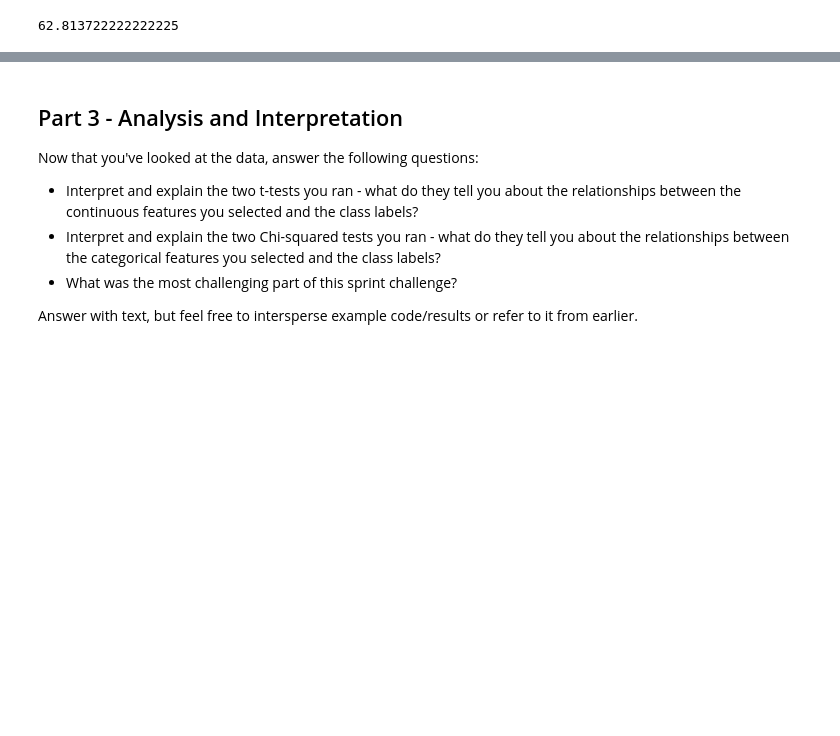
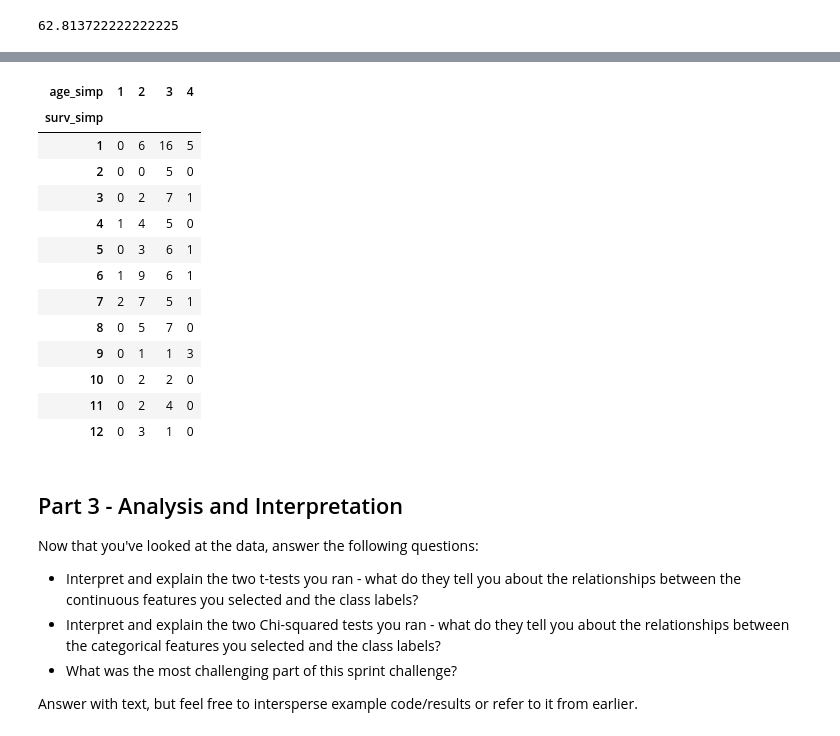
Before and after one commit to JoshuaHaga/DS-Unit-1-Sprint-1-Data-Wrangling-and-Storytelling, a Jupyter notebook: DS_Unit_1_Sprint_Challenge_2_Statistics.ipynb, the cells around one changed output, grey strips where cells are left out. Cells and saved outputs as stored; diff of their text form; code cells hidden in the pictures; blank space fills up the shorter version.

```diff
--- a/DS_Unit_1_Sprint_Challenge_2_Statistics.ipynb
+++ b/DS_Unit_1_Sprint_Challenge_2_Statistics.ipynb
@@ -159,3 +160,24 @@ Ttest_indResult(statistic=nan, pvalue=nan)
+# %%
+#check out some other variables
+df['age_simp'] = pd.cut(df['age-at-heart-attack'], bins=4,  labels=[1,2,3,4])
+df['surv_simp'] = pd.cut(df['survival'], bins=12, labels=['1','2','3','4','5','6','7','8',9,10,11,12])
+age_surv = pd.crosstab(df['surv_simp'], df['age_simp'])
+age_surv
+# %% [output]
+| age_simp | 1 | 2 | 3 | 4 |
+| surv_simp |  |  |  |  |
+| 1 | 0 | 6 | 16 | 5 |
+| 2 | 0 | 0 | 5 | 0 |
+| 3 | 0 | 2 | 7 | 1 |
+| 4 | 1 | 4 | 5 | 0 |
+| 5 | 0 | 3 | 6 | 1 |
+| 6 | 1 | 9 | 6 | 1 |
+| 7 | 2 | 7 | 5 | 1 |
+| 8 | 0 | 5 | 7 | 0 |
+| 9 | 0 | 1 | 1 | 3 |
+| 10 | 0 | 2 | 2 | 0 |
+| 11 | 0 | 2 | 4 | 0 |
+| 12 | 0 | 3 | 1 | 0 |
 # %% [markdown]
 ## Part 3 - Analysis and Interpretation
 
```
Also changed, not shown: parts of 12 cells of this notebook.
